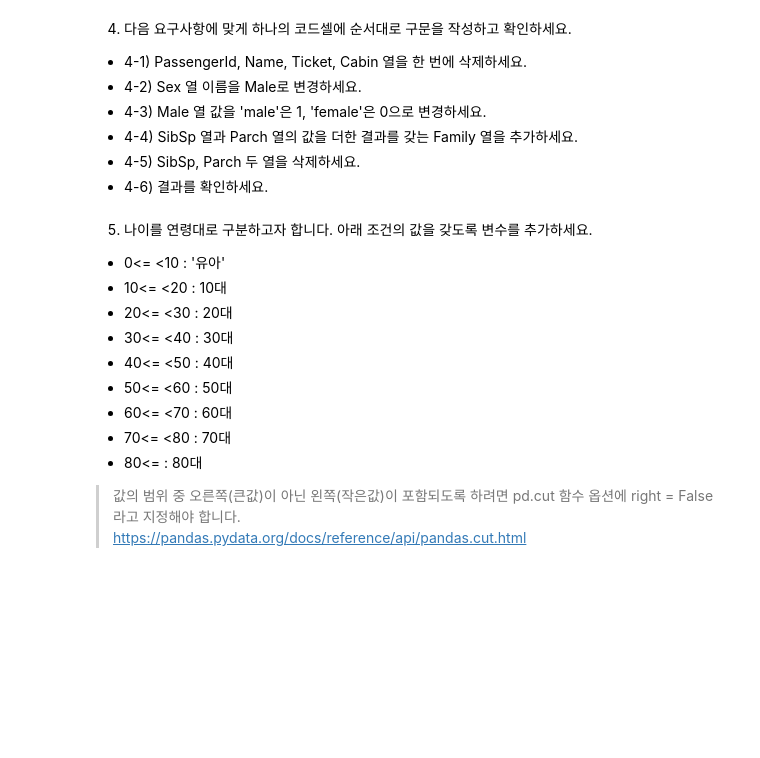
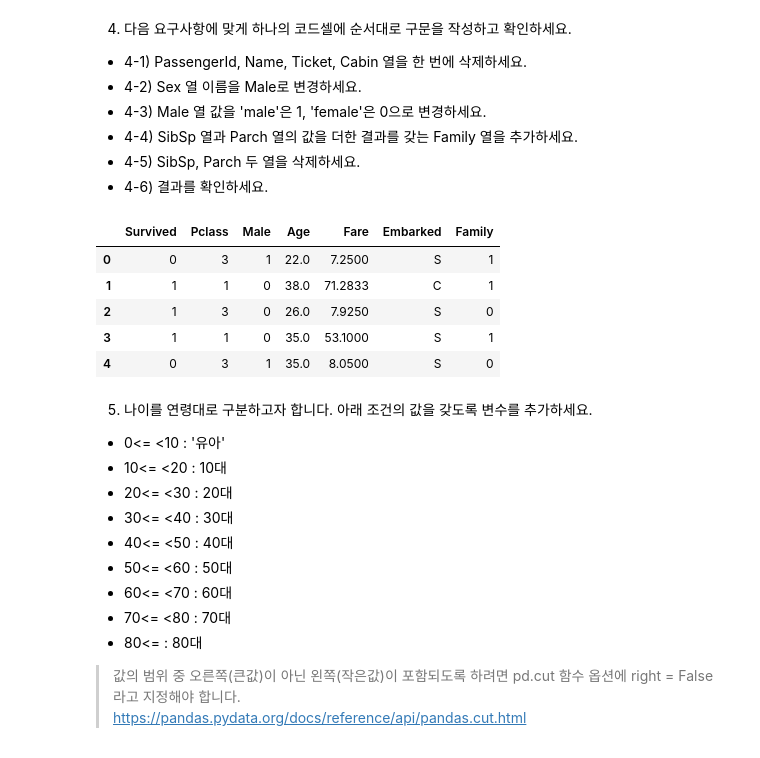
Before and after one commit to Jihwan98/aivle_school, a Jupyter notebook: 2023.02.07_데이터처리_실습/01 - 데이터프레임 변경.ipynb, the cells around one changed output. Drawn from its saved outputs; the diff is of its cells as text; code cells hidden in the pictures; blank space fills up the shorter version.

```diff
--- a/2023.02.07_데이터처리_실습/01 - 데이터프레임 변경.ipynb
+++ b/2023.02.07_데이터처리_실습/01 - 데이터프레임 변경.ipynb
@@ -463,21 +470,30 @@ print(titanic.head())
 - 4-6) 결과를 확인하세요.
 # %%
 # 4-1) PassengerId, Name, Ticket, Cabin 열 삭제
-
+titanic.drop(['PassengerId', 'Name', 'Ticket', 'Cabin'], axis=1, inplace=True)
 
 # 4-2) 열 이름 변경: Sex --> Male
-
+titanic.rename(columns={'Sex' : 'Male'}, inplace=True)
+titanic.head()
 
 # 4-3) Male 열 값 변경: male --> 1, female --> 0
-
+titanic['Male'] = titanic['Male'].map({'male' : 1, 'female' : 0})
 
 # 4-4) Family = SibSp + Parch
-
+titanic['Family'] = titanic['SibSp'] + titanic['Parch']
 
 # 4-5) SibSp, Parch 열 삭제
-
+titanic.drop(['SibSp', 'Parch'], axis=1, inplace=True)
 
 # 4-6) 확인
+titanic.head()
+# %% [output]
+|  | Survived | Pclass | Male | Age | Fare | Embarked | Family |
+| 0 | 0 | 3 | 1 | 22.0 | 7.2500 | S | 1 |
+| 1 | 1 | 1 | 0 | 38.0 | 71.2833 | C | 1 |
+| 2 | 1 | 3 | 0 | 26.0 | 7.9250 | S | 0 |
+| 3 | 1 | 1 | 0 | 35.0 | 53.1000 | S | 1 |
+| 4 | 0 | 3 | 1 | 35.0 | 8.0500 | S | 0 |
 # %% [markdown]
 5) 나이를 연령대로 구분하고자 합니다. 아래 조건의 값을 갖도록 변수를 추가하세요.
 * 0<= <10 : '유아'
```
Also changed, not shown: parts of 3 cells of this notebook.
